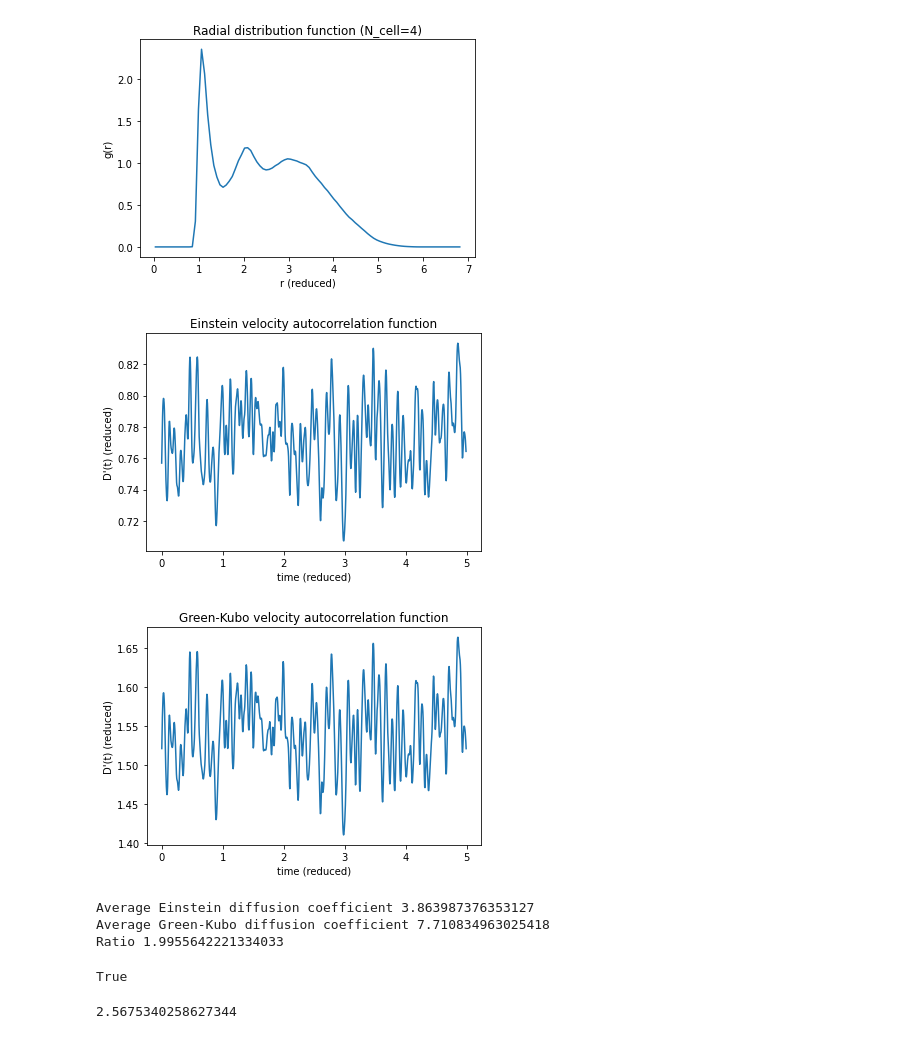
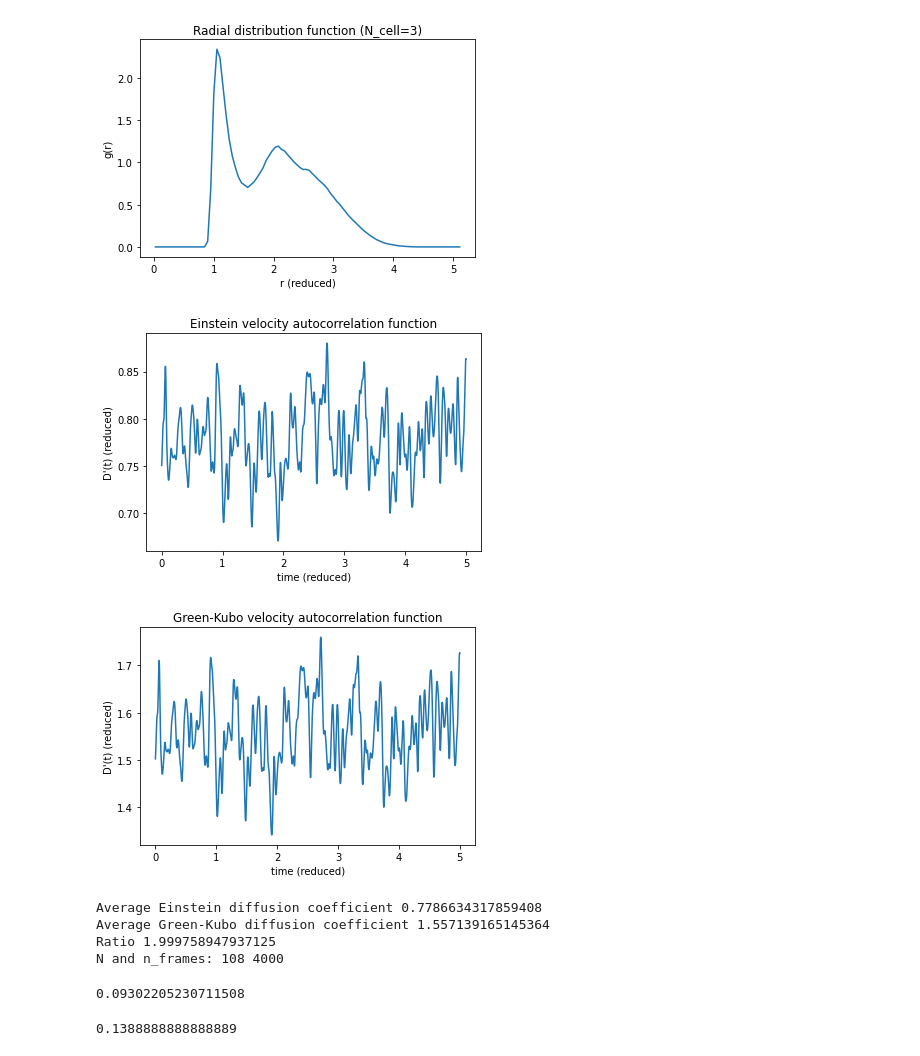
Before and after one commit to rstanuwijaya/hkust-computational-material, a Jupyter notebook: HW2/HW2.ipynb, the cells around one changed output. Cells and saved outputs as stored; diff of their text form; code cells hidden in the pictures.

```diff
--- a/HW2/HW2.ipynb
+++ b/HW2/HW2.ipynb
@@ -15,7 +15,7 @@ import matplotlib.pyplot as plt
 from math import sqrt, pi
 from itertools import product
 
-sigma = 34.05  # nm
+sigma = 0.3405  # nm
 t0 = 2.157  # ps
 n_bins = 100
 
@@ -24,9 +24,9 @@ rho = 0.7976  # density of Argon in reduced units
 # T_0 = 0.71  # temperature
 # rho = 0.844  # density of Argon in reduced units
 
-n_frames = 1000
+n_frames = 4000
 dt = 5/n_frames  # time step size
-N_cell = 4  # number of fcc unitcells in one direction
+N_cell = 3 # number of fcc unitcells in one direction
 N = 4 * N_cell ** 3  # the total number of particles in the system
 L_box = (N / rho) ** (1 / 3.0)  # length of the whole simulation box
 L_cell = L_box / N_cell  # length of a unitcell
@@ -101,13 +101,13 @@ def simulate(f, h_r, bins, drs, dvs):
     F = find_force(pos)[0]
     for i in range(2*n_frames):
         pos, vel, F, pot, kin, P = time_step(pos, vel, F)
-        if i > n_frames:  # production run
+        if i >= n_frames:  # production run
             kins.append(kin)
             pots.append(pot)
             Ps.append(P)
 
             SI_pos = pos*sigma
-            SI_vel = vel*sigma/t0
+            SI_vel = vel*sigma/1
 
             f.write('MD of 1 Argon t=%10.5f\n' % (i * dt * t0))
             f.write('%5d\n' % (N))
@@ -159,11 +159,11 @@ if __name__ == "__main__":
     plt.legend(['kinetic', 'potential', 'total'])
     plt.xlabel('time (reduced)')
     plt.ylabel('energy (reduced)')
-    plt.title(f'Kinetic, potential and total energy ({n_frames} iterations)')
+    plt.title(f'Kinetic, potential and total energy ({n_frames} iterations, N_cell={N_cell})')
     plt.savefig('images/energy.png')
     plt.show()
 
-    n_r = (h_r*2/((N-1)*(n_frames-1)))
+    n_r = (h_r*2/((N-1)*(n_frames)))
     g_r = n_r/(4/3*pi*((bins[1:])**3 - (bins[:-1])**3)*rho)
     plt.plot(bins[:n_bins]+(bins[1]-bins[0])/2, g_r)
     plt.title(f'Radial distribution function (N_cell={N_cell})')
@@ -175,8 +175,8 @@ if __name__ == "__main__":
     V_ac_einstein = np.array(drs)/(6*dt**2)
     V_ac_gkb = np.array(dvs)/3
 
-    D_einstein = np.sum(V_ac_einstein)*dt
-    D_gkb = np.sum(V_ac_gkb)*dt
+    D_einstein = np.average(V_ac_einstein)
+    D_gkb = np.average(V_ac_gkb)
     plt.plot(times, V_ac_einstein)
     plt.title('Einstein velocity autocorrelation function')
     plt.xlabel('time (reduced)')
@@ -194,4 +194,6 @@ if __name__ == "__main__":
     print('Average Einstein diffusion coefficient', D_einstein)
     print('Average Green-Kubo diffusion coefficient', D_gkb)
     print('Ratio', D_gkb/D_einstein)
+
+    print('N and n_frames:' , N, n_frames)
 # %% [output]
@@ -199,14 +201,15 @@ if __name__ == "__main__":
-[figure, old version]
+[figure, new version]
-[figure, old version]
+[figure, new version]
-[figure, old version]
+[figure, new version]
-Average Einstein diffusion coefficient 3.863987376353127
-Average Green-Kubo diffusion coefficient 7.710834963025418
-Ratio 1.9955642221334033
+Average Einstein diffusion coefficient 0.7786634317859408
+Average Green-Kubo diffusion coefficient 1.557139165145364
+Ratio 1.999758947937125
+N and n_frames: 108 4000
-# %%
-sum(h_r)/(N-1)/(n_frames-1)*2 == N
-# %% [output]
-True
-# %%
-L_box/2
-# %% [output]
-2.5675340258627344
+# %%
+0.005/(sigma**2)*t0
+# %% [output]
+0.09302205230711508
+# %%
+15/108
+# %% [output]
+0.1388888888888889
```
Also changed, not shown: parts of 1 cell of this notebook, 23 other files.
